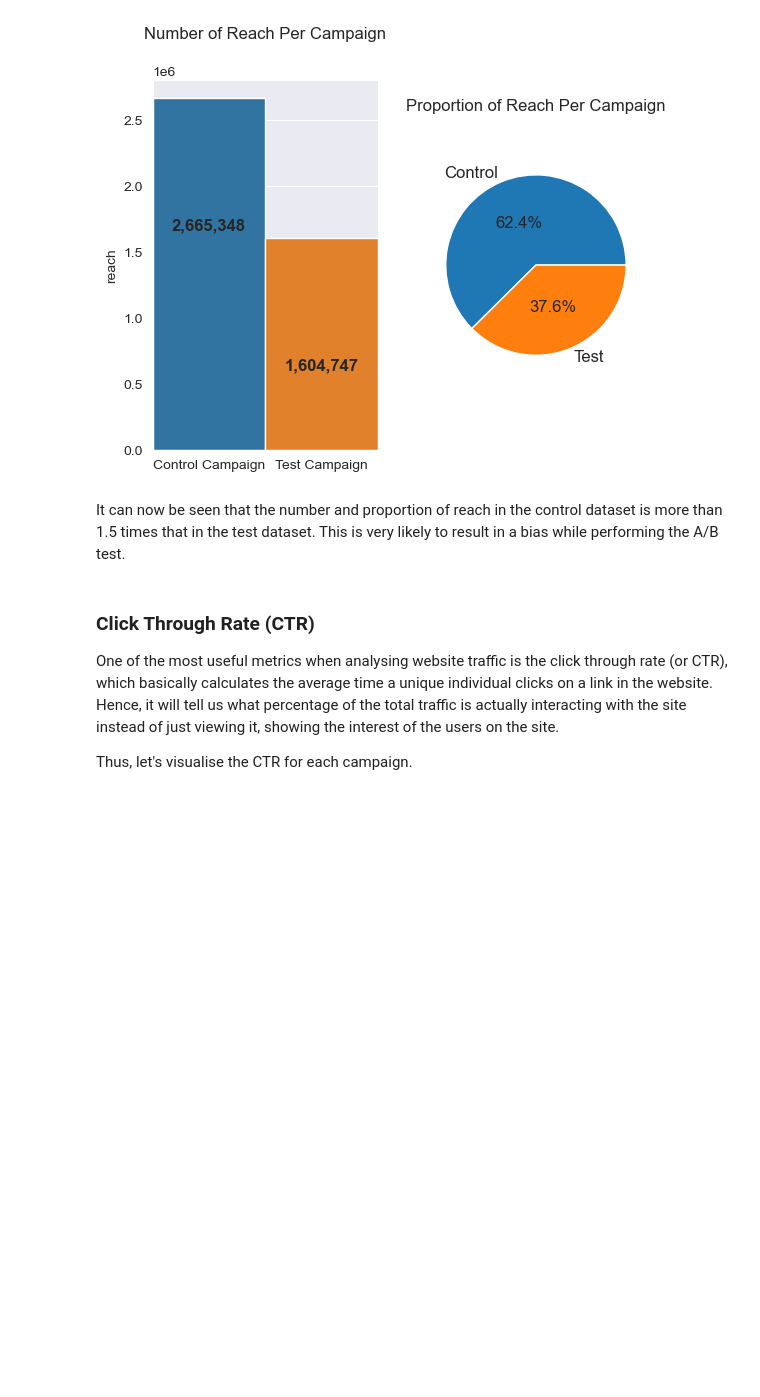
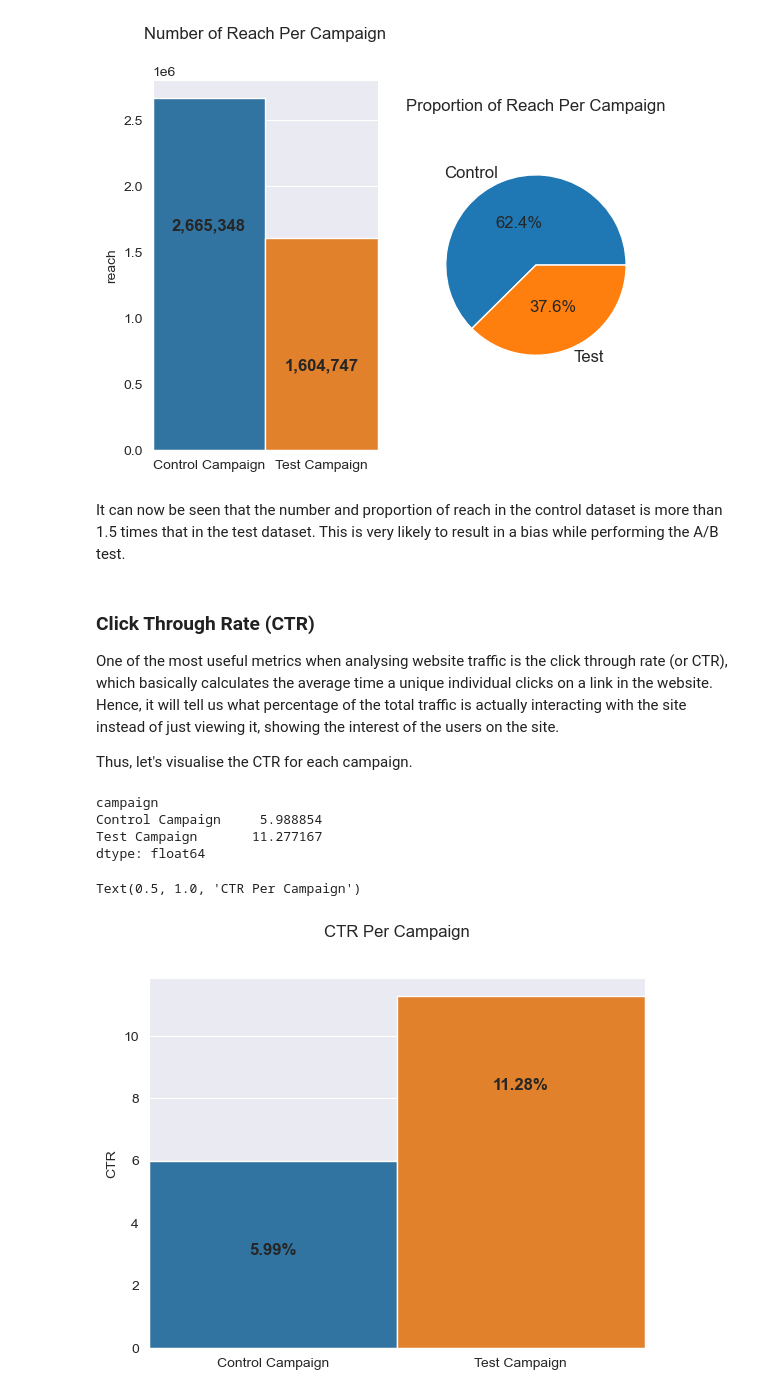
Before and after one commit to Rafsan7238/Data-Analysis_Data-Science_Projects, a Jupyter notebook: Python Projects/Website Landing Page A:B Testing/E-Commerce Website A:B Testing.ipynb, the cells around one changed output. Drawn from its saved outputs; the diff is of its cells as text; code cells hidden in the pictures; blank space fills up the shorter version.

```diff
--- a/Python Projects/Website Landing Page A:B Testing/E-Commerce Website A:B Testing.ipynb
+++ b/Python Projects/Website Landing Page A:B Testing/E-Commerce Website A:B Testing.ipynb
@@ -366,3 +366,25 @@ It can now be seen that the number and proportion of reach in the control datase
 One of the most useful metrics when analysing website traffic is the click through rate (or CTR), which basically calculates the average time a unique individual clicks on a link in the website. Hence, it will tell us what percentage of the total traffic is actually interacting with the site instead of just viewing it, showing the interest of the users on the site.
 
 Thus, let's visualise the CTR for each campaign.
+# %%
+# calculate ctr per campaign
+ctr = merged_data.groupby(['campaign'])['website_clicks'].sum() / merged_data.groupby(['campaign'])['reach'].sum() * 100
+ctr
+# %% [output]
+campaign
+Control Campaign     5.988854
+Test Campaign       11.277167
+dtype: float64
+# %%
+# plot the output
+sns.barplot(x=ctr.index, y=ctr, width=1.00)
+
+for i, val in enumerate(ctr):
+    plt.text(i, val - 3, "{:.2f}%".format(val), fontsize=12, fontweight="bold", ha="center")
+
+plt.xlabel('')
+plt.ylabel('CTR')
+plt.title('CTR Per Campaign', pad=30)
+# %% [output]
+Text(0.5, 1.0, 'CTR Per Campaign')
+[figure, added]
```
Also changed, not shown: parts of 1 cell of this notebook.
